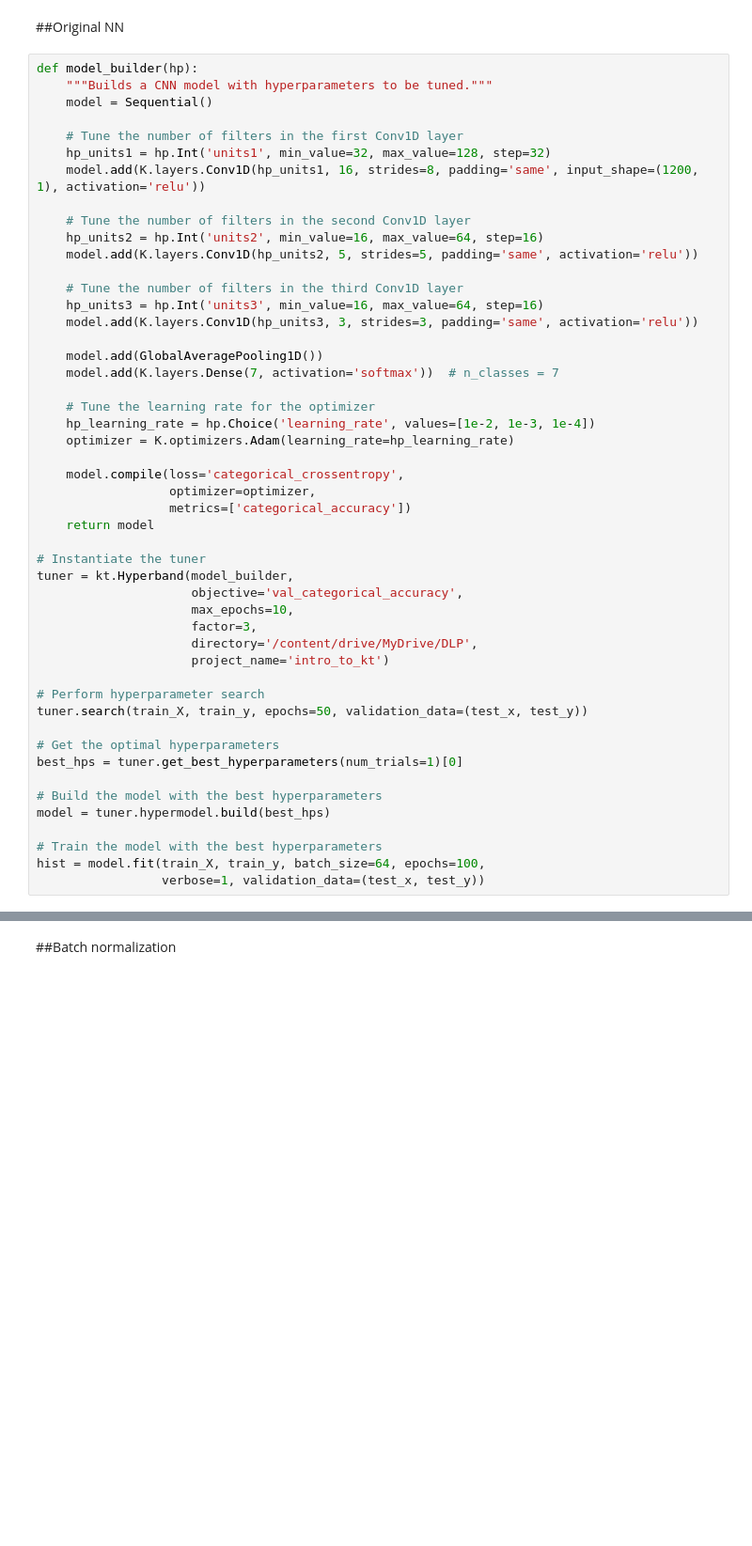
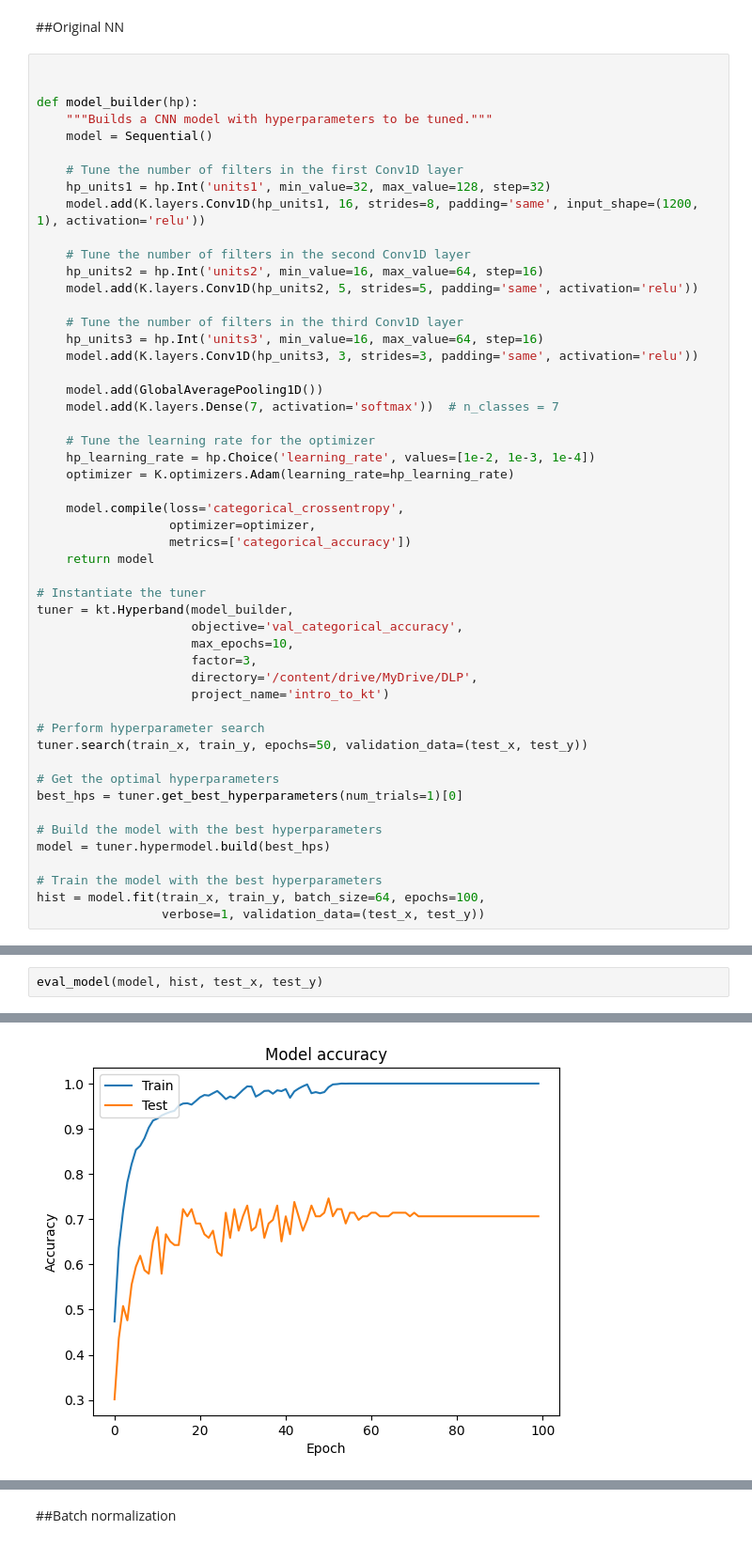
Before and after one commit to Stulejarz/DLP_autoXRD, a Jupyter notebook: model_evaluation_cleaned.ipynb, the cells around one changed output, grey strips where cells are left out. Shown at 94% size. Cells and saved outputs as stored; diff of their text form; blank space fills up the shorter version.

```diff
--- a/model_evaluation_cleaned.ipynb
+++ b/model_evaluation_cleaned.ipynb
@@ -1336,6 +1410,8 @@ print(f"The maximum value is {max_value} at {max_rounds} rounds.")
 # %% [markdown]
 ##Original NN
 # %%
+
+
 def model_builder(hp):
     """Builds a CNN model with hyperparameters to be tuned."""
     model = Sequential()
@@ -1373,7 +1449,7 @@ tuner = kt.Hyperband(model_builder,
                      project_name='intro_to_kt')
 
 # Perform hyperparameter search
-tuner.search(train_X, train_y, epochs=50, validation_data=(test_x, test_y))
+tuner.search(train_x, train_y, epochs=50, validation_data=(test_x, test_y))
 
 # Get the optimal hyperparameters
 best_hps = tuner.get_best_hyperparameters(num_trials=1)[0]
@@ -1382,5 +1458,5 @@ best_hps = tuner.get_best_hyperparameters(num_trials=1)[0]
 model = tuner.hypermodel.build(best_hps)
 
 # Train the model with the best hyperparameters
-hist = model.fit(train_X, train_y, batch_size=64, epochs=100,
+hist = model.fit(train_x, train_y, batch_size=64, epochs=100,
                  verbose=1, validation_data=(test_x, test_y))
@@ -1386,0 +1482,3 @@ hist = model.fit(train_X, train_y, batch_size=64, epochs=100,
+# %%
+eval_model(model, hist, test_x, test_y)
+# %% [output]
@@ -1386,0 +1504 @@ hist = model.fit(train_X, train_y, batch_size=64, epochs=100,
+[figure, added]
```
Also changed, not shown: parts of 36 cells of this notebook.
